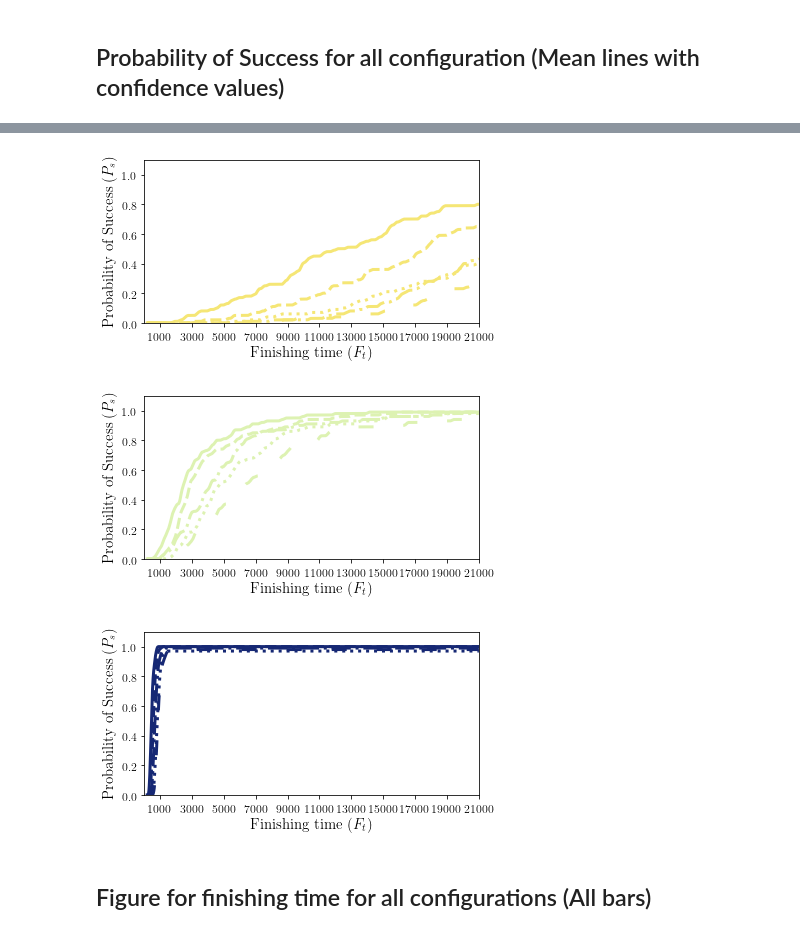
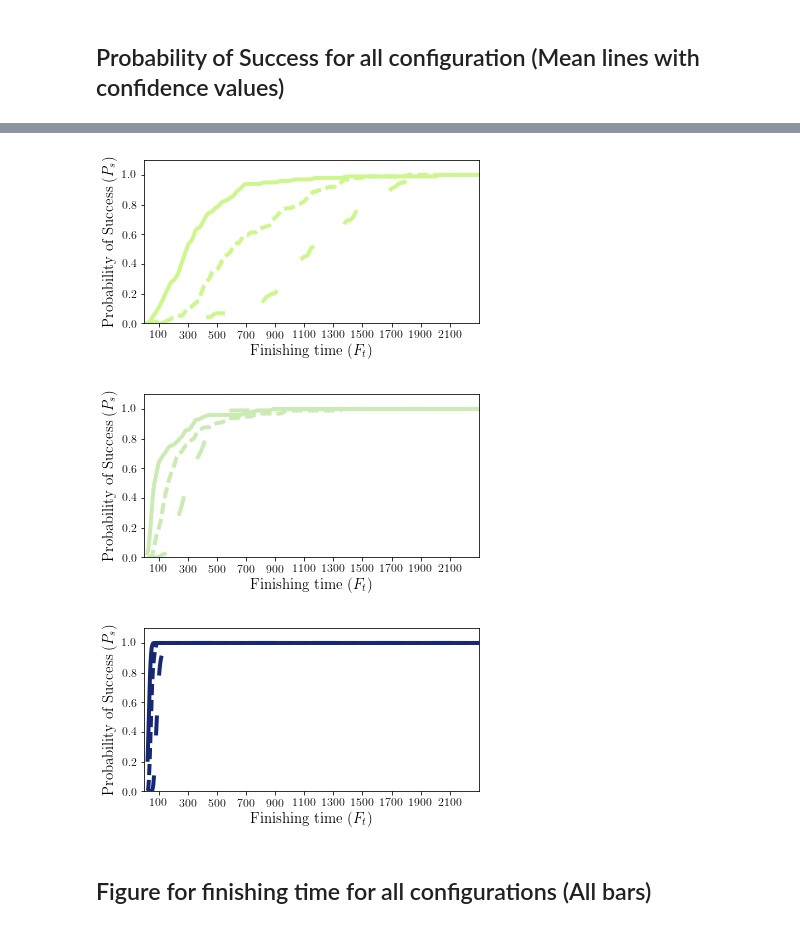
Before and after one commit to edcafenet/data_analysis_merkle_tree_experiments, a Jupyter notebook: Simulation_Analysis_Foraging.ipynb, the cells around one changed output, grey strips where cells are left out. Saved outputs shown, nothing was run; the diff lists cells and outputs as text; code cells hidden in the pictures.

```diff
--- a/Simulation_Analysis_Foraging.ipynb
+++ b/Simulation_Analysis_Foraging.ipynb
@@ -192,17 +215,17 @@ plt.figure(figsize=(20,12))
 for pair in range(len(ROBOT_RANGE)):
     all_xs = pd.DataFrame(SUCCESS_PERCENTAGES[pair])
     xnew_mean = all_xs.mean(axis=0)
-    xnew = xnew_mean.rolling(500).mean()
-    xnew = interpolate(xnew, pair, xnew_mean)
+    xnew = xnew_mean.rolling(25).mean()
+    #xnew = interpolate(xnew, pair, xnew_mean)
     xnew = xnew.interpolate()
     plt.plot(xnew, color=color_map[pair], ls=linestyles[0], lw=3, label = str(r'$R_{n}$='+ str(pair+1)))
     plt.legend(prop={'weight':'bold'})
 
 plt.tick_params(labelsize=25)
-plt.xticks([i*1000 for i in range(1,22, 2)])
+plt.xticks([i*100 for i in range(1,22, 2)])
 plt.xlabel('Finishing time' + ' ' + r'$(F_{t})$', fontsize=40)
-plt.ylabel('Probability of Success' + ' ' + r'$(P_{s})$', fontsize=40, fontweight='bold')
-plt.xlim([0,TIMEOUT_THRESHOLD])
+plt.ylabel('Probability of success' + ' ' + r'$(P_{s})$', fontsize=40, fontweight='bold')
+plt.xlim([0,2300])
 legend_properties = {'size': 30, 'weight': 'bold'}
 plt.legend(ncol=1,loc="right", prop=legend_properties, bbox_to_anchor=(1.20, 0.55))
 plt.show()
@@ -217,26 +240,27 @@ for pair in range(len(ROBOT_RANGE)):
     all_xs = pd.DataFrame(SUCCESS_PERCENTAGES[pair])
 
     # get borders
-    min_ = all_xs.T[0].rolling(500).mean()
-    max_ = all_xs.T[4].rolling(500).mean()
-    plt.plot(min_, color= color_map[pair],alpha=0.75, ls=linestyles[0], label='_nolegend_')
-    plt.plot(max_, color= color_map[pair],alpha=0.75, ls=linestyles[-1], label='_nolegend_')
+    min_ = all_xs.T[0].rolling(25).mean()
+    max_ = all_xs.T[5].rolling(25).mean()
+    plt.plot(min_, color= color_map[pair],alpha=0.5, lw=3.5, ls=linestyles[0], label='_nolegend_')
+    plt.plot(max_, color= color_map[pair],alpha=0.5, lw=3.5, ls=linestyles[-1], label='_nolegend_')
     plt.fill_between(range(len(min_)),min_,max_,alpha=0.25, color=color_map[pair])
 
     # plot average
     xnew = all_xs.mean(axis=0)
-    xnew = xnew.rolling(200).mean()
+    xnew = xnew.rolling(25).mean()
     xnew.dropna(inplace=True)
     plt.plot(xnew,
              color=color_map[pair],
-             label = str(r'$R_{n}$='+ str(pair+1)),lw=2)
+             ls = linestyles[-3],
+             label = str(r'$R_{n}$='+ str(pair+1) + ', (mean)'),lw=3.5)
 
 legend_properties = {'size': 28, 'weight': 'bold'}
 plt.tick_params(labelsize=27)
-plt.xticks([i*1000 for i in range(1,22, 2)])
+plt.xticks([i*100 for i in range(1,22, 2)])
 plt.xlabel('Finishing time' + ' ' + r'$(F_{t})$', fontsize=40)
-plt.ylabel('Probability of Success' + ' ' + r'$(P_{s})$', fontsize=40, fontweight='bold')
-plt.xlim([0,TIMEOUT_THRESHOLD])
-plt.legend(ncol=1,loc="right", prop=legend_properties, bbox_to_anchor=(1.20, 0.55))
+plt.ylabel('Probability of success' + ' ' + r'$(P_{s})$', fontsize=40, fontweight='bold')
+plt.xlim([0,2300])
+#plt.legend(ncol=8,loc="up", prop=legend_properties, bbox_to_anchor=(1.20, 0.55))
 plt.show()
 # %% [output]
@@ -246,28 +270,28 @@ plt.show()
 # %%
 def min_plots(num_bots):
     plt.figure(figsize=(6,3))
     ind = pairs[(num_bots-1)*len(TOKEN_RANGE):(num_bots)*len(TOKEN_RANGE)]
 
     for pair in ind:
-        xnew = pd.DataFrame(SUCCESS_PERCENTAGES[pair[0]][pair[1]]).rolling(200).mean()
+        xnew = pd.DataFrame(SUCCESS_PERCENTAGES[pair[0]][pair[1]]).rolling(25).mean()
         xnew.dropna(inplace=True)
-        plt.plot(xnew, color=color_map[pair[0]], ls=linestyles[pair[1]], lw=3)
+        plt.plot(xnew, color=color_map[pair[0]], ls=linestyles[pair[1]], lw=4)
 
     plt.xlabel('Finishing time' + ' ' + r'$(F_{t})$', fontsize=15)
     plt.ylabel('Probability of Success' + ' ' + r'$(P_{s})$', fontsize=15)
-    plt.xticks([i*1000 for i in range(1,22, 2)])
+    plt.xticks([i*100 for i in range(1,22, 2)])
     plt.xticks(size=12)
     plt.yticks(size=12)
-    plt.axis([0, TIMEOUT_THRESHOLD, 0, 1.1])
+    plt.axis([0, 2300, 0, 1.1])
     plt.show()
 
-min_plots(min(ROBOT_RANGE))
-min_plots(len(ROBOT_RANGE)/2 - 5)
-min_plots(max(ROBOT_RANGE))
+min_plots(2)
+min_plots(4)
+min_plots(16)
 # %% [output]
-[figure, old version]
+[figure, new version]
-[figure, old version]
+[figure, new version]
-[figure, old version]
+[figure, new version]
 # %% [markdown]
 ## Figure for finishing time for all configurations (All bars)
 # %%
```
Also changed, not shown: parts of 26 cells of this notebook, 27 other files.
